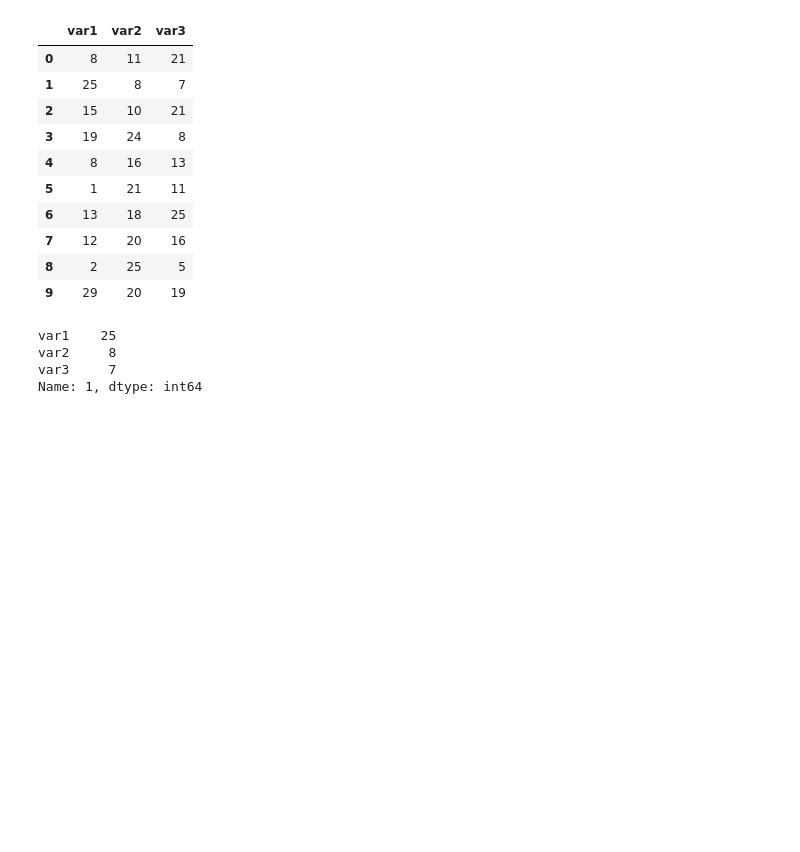
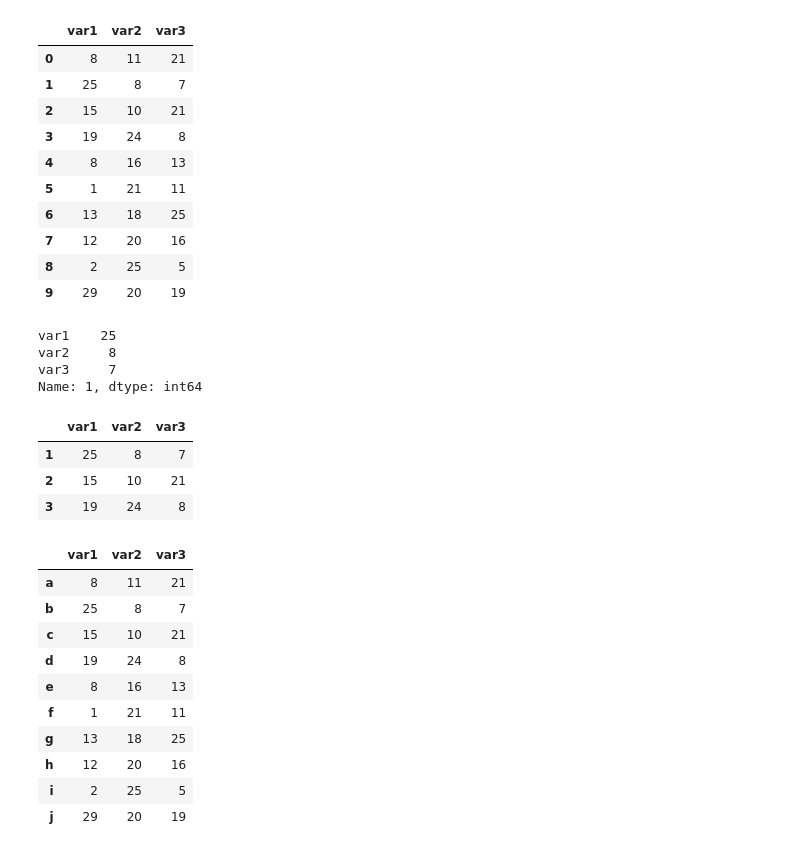
Before and after one commit to mehmetsar/modules_and_packages, a Jupyter notebook: pandas_dataframe_session2.ipynb, the cells around one changed output. Saved outputs shown, nothing was run; the diff lists cells and outputs as text; code cells hidden in the pictures; blank space fills up the shorter version.

```diff
--- a/pandas_dataframe_session2.ipynb
+++ b/pandas_dataframe_session2.ipynb
@@ -206,3 +206,25 @@ var1    25
 var2     8
 var3     7
 Name: 1, dtype: int64
+# %%
+df4.iloc[1:4]
+# %% [output]
+|  | var1 | var2 | var3 |
+| 1 | 25 | 8 | 7 |
+| 2 | 15 | 10 | 21 |
+| 3 | 19 | 24 | 8 |
+# %%
+df4.index = "a b c d e f g h i j".split()
+df4
+# %% [output]
+|  | var1 | var2 | var3 |
+| a | 8 | 11 | 21 |
+| b | 25 | 8 | 7 |
+| c | 15 | 10 | 21 |
+| d | 19 | 24 | 8 |
+| e | 8 | 16 | 13 |
+| f | 1 | 21 | 11 |
+| g | 13 | 18 | 25 |
+| h | 12 | 20 | 16 |
+| i | 2 | 25 | 5 |
+| j | 29 | 20 | 19 |
```
Also changed, not shown: parts of 7 cells of this notebook.
